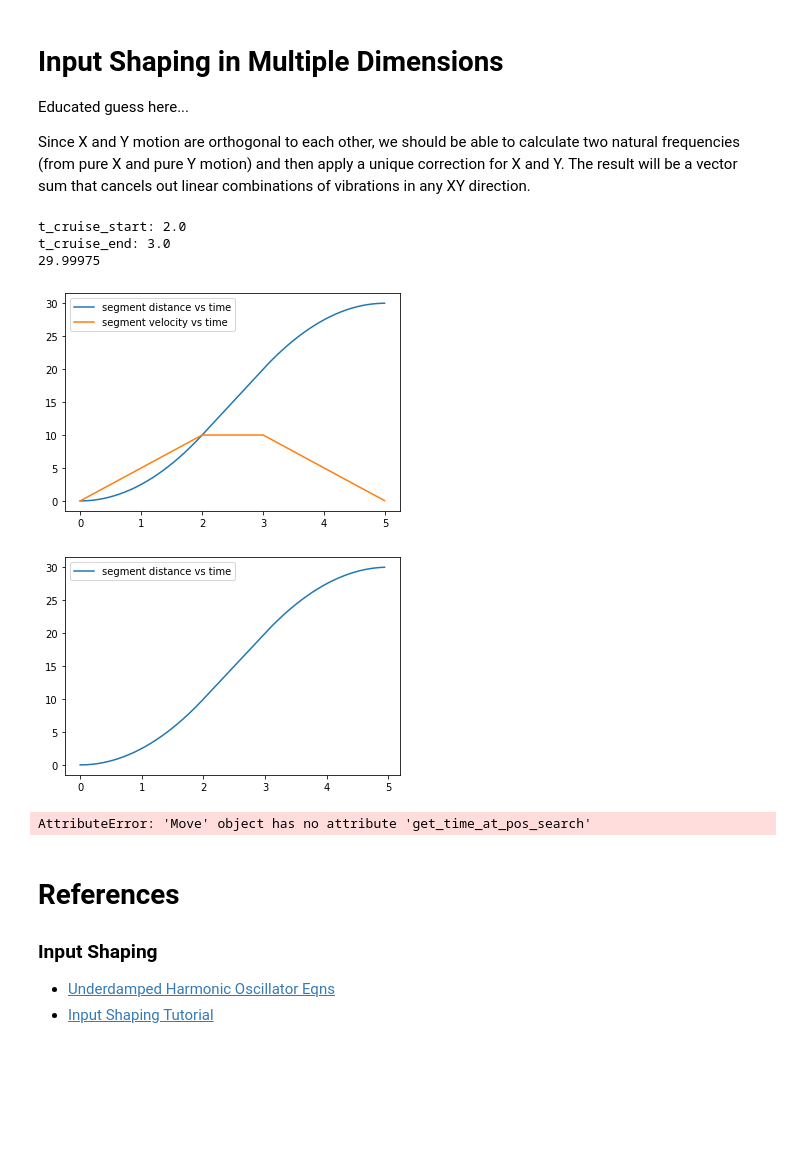
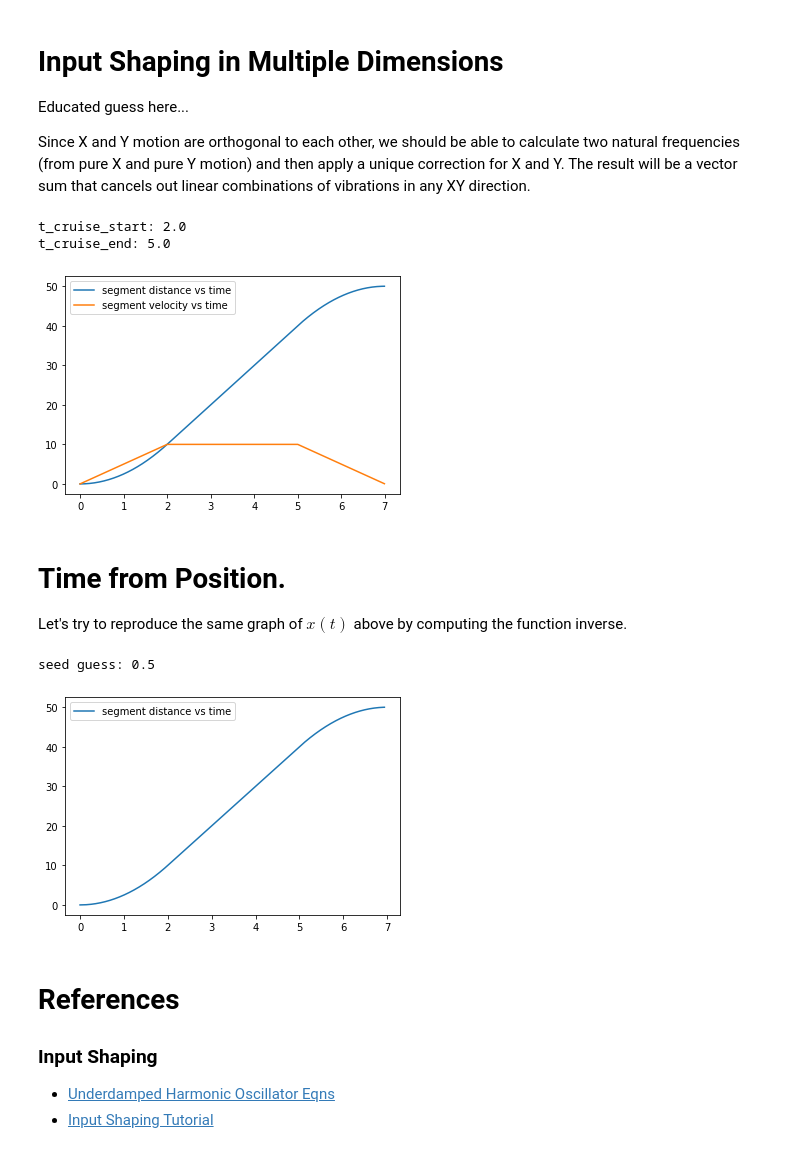
Before and after one commit to Poofjunior/input_shaping_notes, a Jupyter notebook: input_shaping_and_modifying_kinematics.ipynb, the cells around one changed output. Cells and saved outputs as stored; diff of their text form; code cells hidden in the pictures; blank space fills up the shorter version.

Commit message:
newtons method works

```diff
--- a/input_shaping_and_modifying_kinematics.ipynb
+++ b/input_shaping_and_modifying_kinematics.ipynb
@@ -468,12 +470,12 @@ class Move(object):
             return 0 # TODO: compute. Choose root.
 
 
-    def get_time_at_pos_newton(self, x, t_i=0.1):
+    def get_time_at_pos_newton(self, x, t_i=None):
         """for a given x location and initial time guess t_i, computes inverse function to approximate the time
             at which we reach the desired position."""
         epsilon = 1e-7 # 100 nanoseconds
 
-        # division-by-zero checks: any case where v(t) = 0.
+        # division-by-zero checks: any case where v(t) could equal zero.
         # Since we specify entry and exit velocities >= 0, check their corresponding positions.
         if np.allclose(x, 0):
             return 0
@@ -482,19 +484,19 @@ class Move(object):
             print("close to end of move. Exiting.")
             return self.t_move_end
 
+        # Make a valid non-zero guess.
+        # Weight the guess closer to the beginning of the time range
+        # since we usually call this function without a guess near t=0.
+        if t_i == None:
+            t_i = 0.1*self.move_distance/self.v_max
+            print(f"seed guess: {t_i}")
+
         # We can't guess t_i = 0 or the iterative solver denominator blows up.
         if np.allclose(t_i, 0):
             t_i = 10*epsilon
             print("avoid divide by zero snafu")
 
-        # Skip solving for the cruise region since we can compute it directly.
-        cruise_region_start = self.get_position(self.t_cruise_start)
-        cruise_region_end = self.get_position(self.t_cruise_end)
-        if cruise_region_start <= x <= cruise_region_end:
-            #print("direct computation")
-            return self.t_cruise_start + (x - cruise_region_start)/self.v_max
-
-        # General case: successivly better Taylor Approximations
+        # General case: successivly better Taylor Approximations via Newton's Method
         error = np.inf
         epsilon = 1e-7
         iterations = 0
@@ -521,55 +523,39 @@ class Move(object):
         assert a > 0, "Cannot set nominal acceleration to a negative value"
         cls.accel = a
 # %%
-my_move = Move(0, 0.0, (0.0, 0.0), (30, 0.0))
+my_move = Move(0, 0.0, (0.0, 0.0), (50, 0.0))
 time_series = np.arange(0, my_move.t_move_end, 0.01)
 dist_series = [my_move.get_position(t) for t in time_series]
 velocity_series = [my_move.get_velocity(t) for t in time_series]
-print(dist_series[-1])
 plt.plot(time_series, dist_series, label = "segment distance vs time")
 plt.plot(time_series, velocity_series, label = "segment velocity vs time")
 plt.legend()
 plt.show()
 # %% [output]
 t_cruise_start: 2.0
-t_cruise_end: 3.0
-29.99975
+t_cruise_end: 5.0
-[figure, old version]
+[figure, new version]
+# %% [markdown]
+# Time from Position.
+Let's try to reproduce the same graph of $x(t)$ above by computing the function inverse.
 # %%
-dist_series = np.arange(0, 30, 0.01)
+# Recalculate the position curve above by computing the function inverse.
+dist_series = np.arange(0, 50, 0.01)
 time_series = []
 for index in range(len(dist_series)):
+    # Use the previous time as a guess to seed the next answer.
+    # Avoid cases where any guess would produce division-by-zero (v(guess) = 0)
     if np.allclose(dist_series[index], 0) or np.allclose(dist_series[index-1], 0):
         time_series.append(my_move.get_time_at_pos_newton(dist_series[index]))
         continue
     time_series.append(my_move.get_time_at_pos_newton(dist_series[index], time_series[index - 1]))
 
-#time_series.append(my_move.get_time_at_pos(19.99, 0.1))
-
-#print(my_move.get_time_at_pos(1.5, 0.1)) # TODO: how do we guarantee we find the closer root?
-#print(time_series)
 plt.plot(time_series, dist_series, label = "segment distance vs time")
 plt.legend()
 plt.show()
 # %% [output]
+seed guess: 0.5
-[figure, old version]
+[figure, new version]
-# %%
-#dist_series = np.arange(0, 20, 0.01)
-#time_series = []
-#for index in range(len(dist_series)):
-#    if index == 0:
-#        time_series.append(my_move.get_time_at_pos_search(dist_series[index], 0))
-#        continue
-#    time_series.append(my_move.get_time_at_pos_search(dist_series[index], time_series[index - 1]))
-
-my_move = Move(0, 0.0, (0.0, 0.0), (20, 0.0))
-
-print(my_move.get_time_at_pos_search(1.5, 0.1)) # TODO: how do we guarantee we find the closer root?
-#plt.plot(time_series, dist_series, label = "segment distance vs time")
-#plt.legend()
-#plt.show()
-# %% [output]
-AttributeError: 'Move' object has no attribute 'get_time_at_pos_search'
 # %% [markdown]
 # References
 
```
Also changed, not shown: parts of 1 cell of this notebook.
